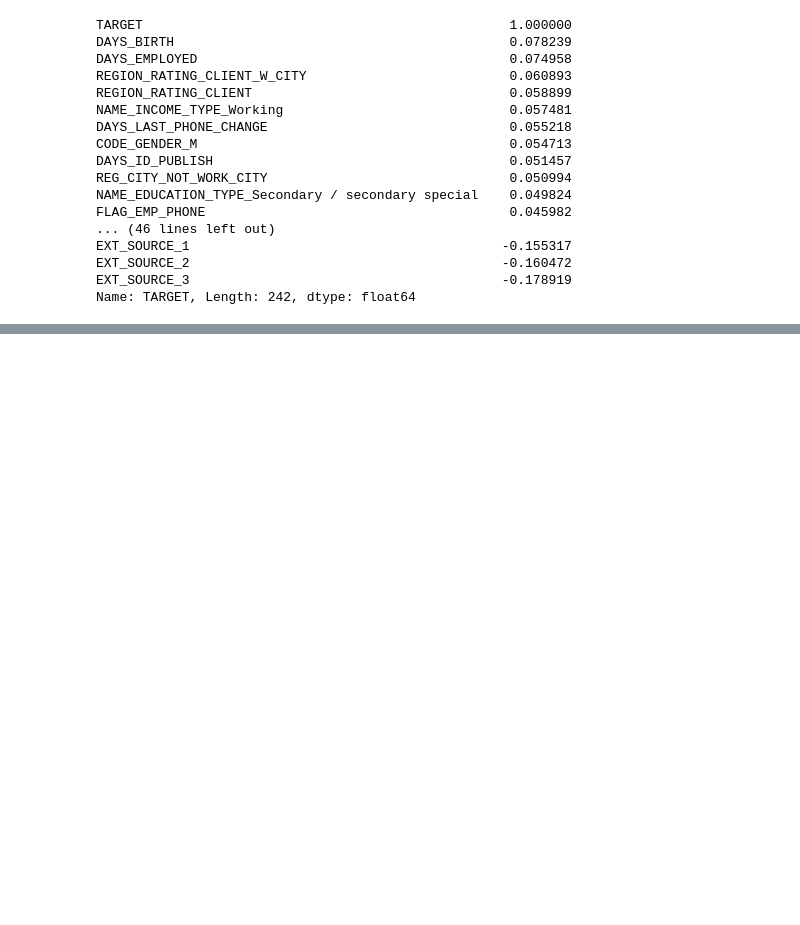
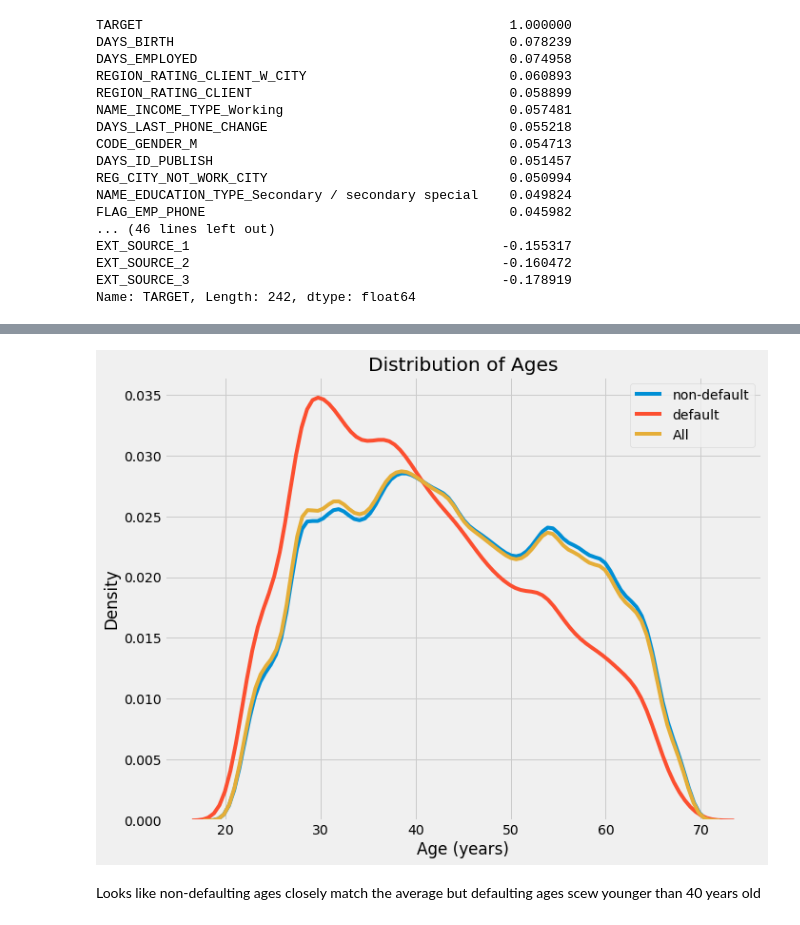
Before and after one commit to LegalEd/unbankedcredit, a Jupyter notebook: unbankedcredit.ipynb, the cells around one changed output, grey strips where cells are left out. Cells and saved outputs as stored; diff of their text form; code cells hidden in the pictures; blank space fills up the shorter version.

```diff
--- a/unbankedcredit.ipynb
+++ b/unbankedcredit.ipynb
@@ -505,0 +516,19 @@ Name: TARGET, Length: 242, dtype: float64
+# %%
+plt.figure(figsize = (10, 8))
+
+# KDE plot of loans that were repaid on time
+sns.kdeplot(app_train.loc[app_train['TARGET'] == 0, 'DAYS_BIRTH'] / 365, label = 'non-default')
+
+# KDE plot of loans which were not repaid on time
+sns.kdeplot(app_train.loc[app_train['TARGET'] == 1, 'DAYS_BIRTH'] / 365, label = 'default')
+
+# KDE plot of all loans by age
+sns.kdeplot(app_train['DAYS_BIRTH'] / 365, label = 'All')
+
+
+# Labeling of plot
+plt.xlabel('Age (years)'); plt.ylabel('Density'); plt.title('Distribution of Ages');
+# %% [output]
+[figure, added]
+# %% [markdown]
+Looks like non-defaulting ages closely match the average but defaulting ages scew younger than 40 years old
```
Also changed, not shown: parts of 4 cells of this notebook, 1 other file.
